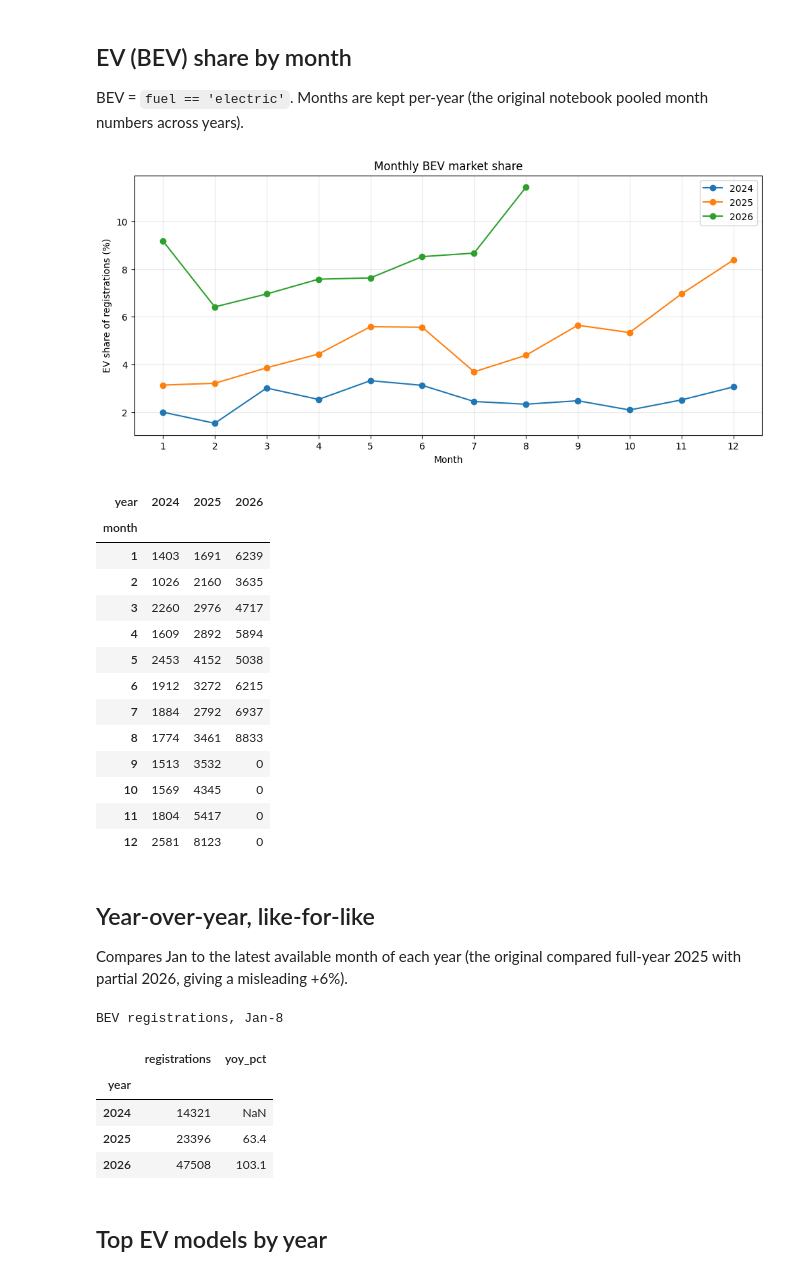
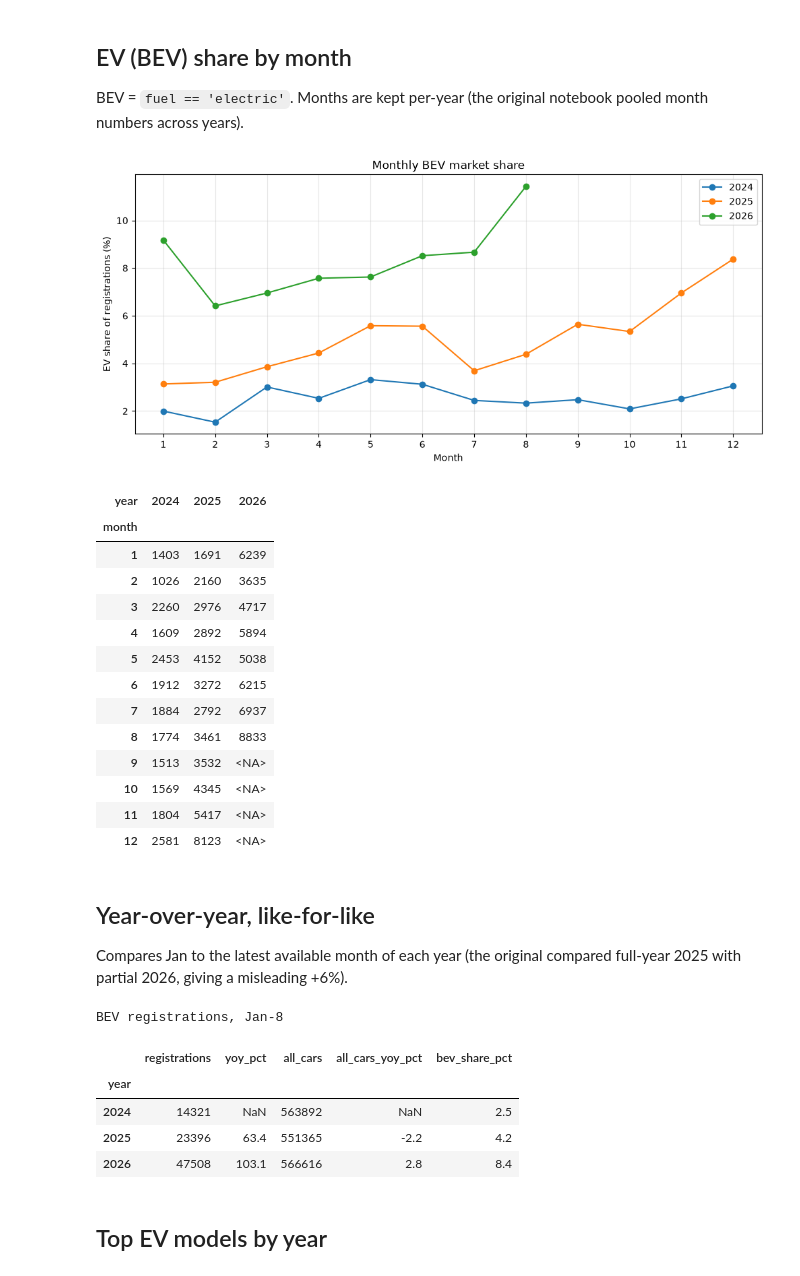
Before and after one commit to tkongooi/msia-ev-analysis, a Jupyter notebook: notebooks/01_ev_analysis.ipynb, the cells around one changed output. Saved outputs shown, nothing was run; the diff lists cells and outputs as text; code cells hidden in the pictures.

```diff
--- a/notebooks/01_ev_analysis.ipynb
+++ b/notebooks/01_ev_analysis.ipynb
@@ -58,7 +80,8 @@ for y, g in m.groupby('year'):
     ax.plot(g['month'], g['ev_share_pct'], marker='o', label=str(y))
 ax.set(xlabel='Month', ylabel='EV share of registrations (%)', title='Monthly BEV market share', xticks=range(1, 13))
 ax.legend(); ax.grid(alpha=.3); plt.show()
-m.pivot(index='month', columns='year', values='ev').fillna(0).astype(int)
+# months with no data yet are left blank, not shown as 0
+m.pivot(index='month', columns='year', values='ev').astype('Int64')
 # %% [output]
 [figure]
 | year | 2024 | 2025 | 2026 |
@@ -71,24 +94,26 @@ m.pivot(index='month', columns='year', values='ev').fillna(0).astype(int)
 | 6 | 1912 | 3272 | 6215 |
 | 7 | 1884 | 2792 | 6937 |
 | 8 | 1774 | 3461 | 8833 |
-| 9 | 1513 | 3532 | 0 |
-| 10 | 1569 | 4345 | 0 |
-| 11 | 1804 | 5417 | 0 |
-| 12 | 2581 | 8123 | 0 |
+| 9 | 1513 | 3532 | <NA> |
+| 10 | 1569 | 4345 | <NA> |
+| 11 | 1804 | 5417 | <NA> |
+| 12 | 2581 | 8123 | <NA> |
 # %% [markdown]
 ## Year-over-year, like-for-like
 Compares Jan to the latest available month of each year (the original compared full-year 2025 with partial 2026, giving a misleading +6%).
 # %%
 r = a.yoy_same_period(df, df['fuel'] == 'electric')
+t = a.yoy_same_period(df)
 print('BEV registrations,', r.attrs['months'])
-r.round(1)
+r.assign(all_cars=t['registrations'], all_cars_yoy_pct=t['yoy_pct'],
+         bev_share_pct=r['registrations'] / t['registrations'] * 100).round(1)
 # %% [output]
 BEV registrations, Jan-8
-|  | registrations | yoy_pct |
-| year |  |  |
-| 2024 | 14321 | NaN |
-| 2025 | 23396 | 63.4 |
-| 2026 | 47508 | 103.1 |
+|  | registrations | yoy_pct | all_cars | all_cars_yoy_pct | bev_share_pct |
+| year |  |  |  |  |  |
+| 2024 | 14321 | NaN | 563892 | NaN | 2.5 |
+| 2025 | 23396 | 63.4 | 551365 | -2.2 | 4.2 |
+| 2026 | 47508 | 103.1 | 566616 | 2.8 | 8.4 |
 # %% [markdown]
 ## Top EV models by year
 # %%
```
Also changed, not shown: parts of 6 cells of this notebook.
